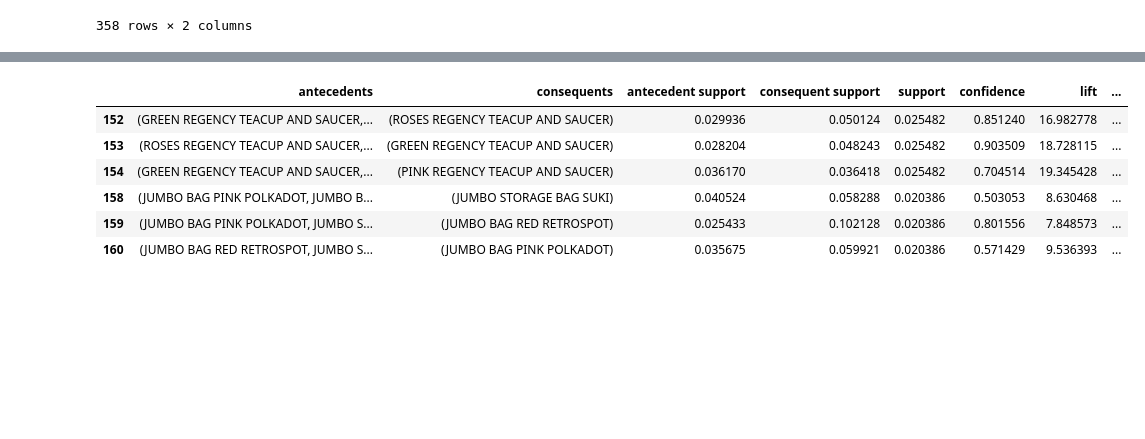
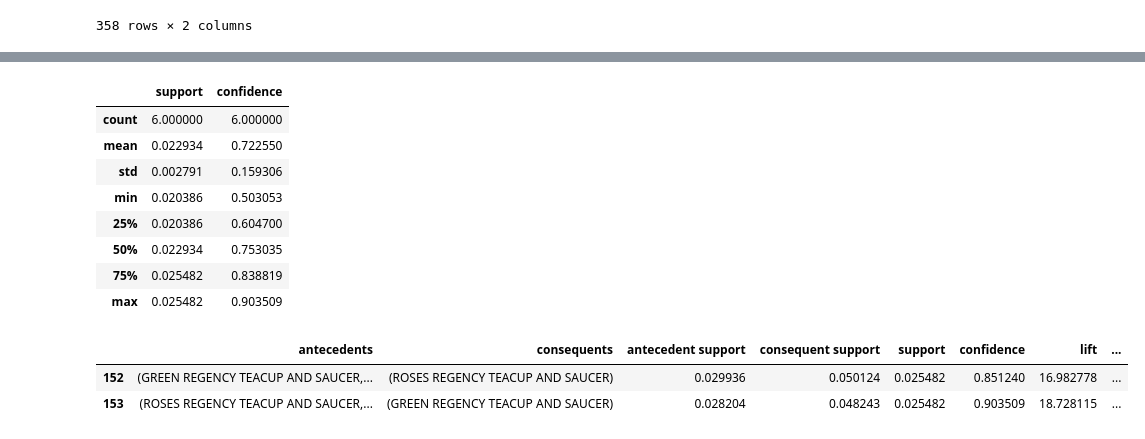
Before and after one commit to arielharris/MBA, a Jupyter notebook: MBA.ipynb, the cells around one changed output, grey strips where cells are left out. Drawn from its saved outputs; the diff is of its cells as text; code cells hidden in the pictures; blank space fills up the shorter version.

```diff
--- a/MBA.ipynb
+++ b/MBA.ipynb
@@ -53,4 +70,8 @@ basket['billNo'].nunique()
 # %%
-basket['itemName'].nunique()
+print(basket['itemName'].nunique())
+print(basket['itemName'].isnull().sum())
+basket.dropna(inplace=True)
+print(basket['itemName'].isnull().sum())
+print(basket['billNo'].nunique())
 # %% [output]
 4185
@@ -114,0 +126,3 @@ basket
+# %%
+basket.drop(columns=['damages/credits from ASOS.','incorrectly credited C550456 see 47','mystery! Only ever imported 1800'],inplace=True)
+basket
@@ -151,10 +188,18 @@ rules
+# %%
+rules[rules['antecedent_len']>=2][['support','confidence']].describe()
+# %% [output]
+|  | support | confidence |
+| count | 6.000000 | 6.000000 |
+| mean | 0.022934 | 0.722550 |
+| std | 0.002791 | 0.159306 |
+| min | 0.020386 | 0.503053 |
+| 25% | 0.020386 | 0.604700 |
+| 50% | 0.022934 | 0.753035 |
+| 75% | 0.025482 | 0.838819 |
+| max | 0.025482 | 0.903509 |
 # %%
-rules[(rules['antecedent_len'] >= 2) &(rules['confidence'] > 0.5) &(rules['lift'] > 1) ]
+rules[(rules['antecedent_len'] >= 2) &(rules['confidence'] > 0.8) &(rules['support'] >0.025)]
 # %% [output]
 |  | antecedents | consequents | antecedent support | consequent support | support | confidence | lift | ... |
 | 152 | (GREEN REGENCY TEACUP AND SAUCER,... | (ROSES REGENCY TEACUP AND SAUCER) | 0.029936 | 0.050124 | 0.025482 | 0.851240 | 16.982778 | ... |
 | 153 | (ROSES REGENCY TEACUP AND SAUCER,... | (GREEN REGENCY TEACUP AND SAUCER) | 0.028204 | 0.048243 | 0.025482 | 0.903509 | 18.728115 | ... |
-| 154 | (GREEN REGENCY TEACUP AND SAUCER,... | (PINK REGENCY TEACUP AND SAUCER) | 0.036170 | 0.036418 | 0.025482 | 0.704514 | 19.345428 | ... |
-| 158 | (JUMBO BAG PINK POLKADOT, JUMBO B... | (JUMBO STORAGE BAG SUKI) | 0.040524 | 0.058288 | 0.020386 | 0.503053 | 8.630468 | ... |
-| 159 | (JUMBO BAG PINK POLKADOT, JUMBO S... | (JUMBO BAG RED RETROSPOT) | 0.025433 | 0.102128 | 0.020386 | 0.801556 | 7.848573 | ... |
-| 160 | (JUMBO BAG RED RETROSPOT, JUMBO S... | (JUMBO BAG PINK POLKADOT) | 0.035675 | 0.059921 | 0.020386 | 0.571429 | 9.536393 | ... |
```
Also changed, not shown: parts of 29 cells of this notebook.
